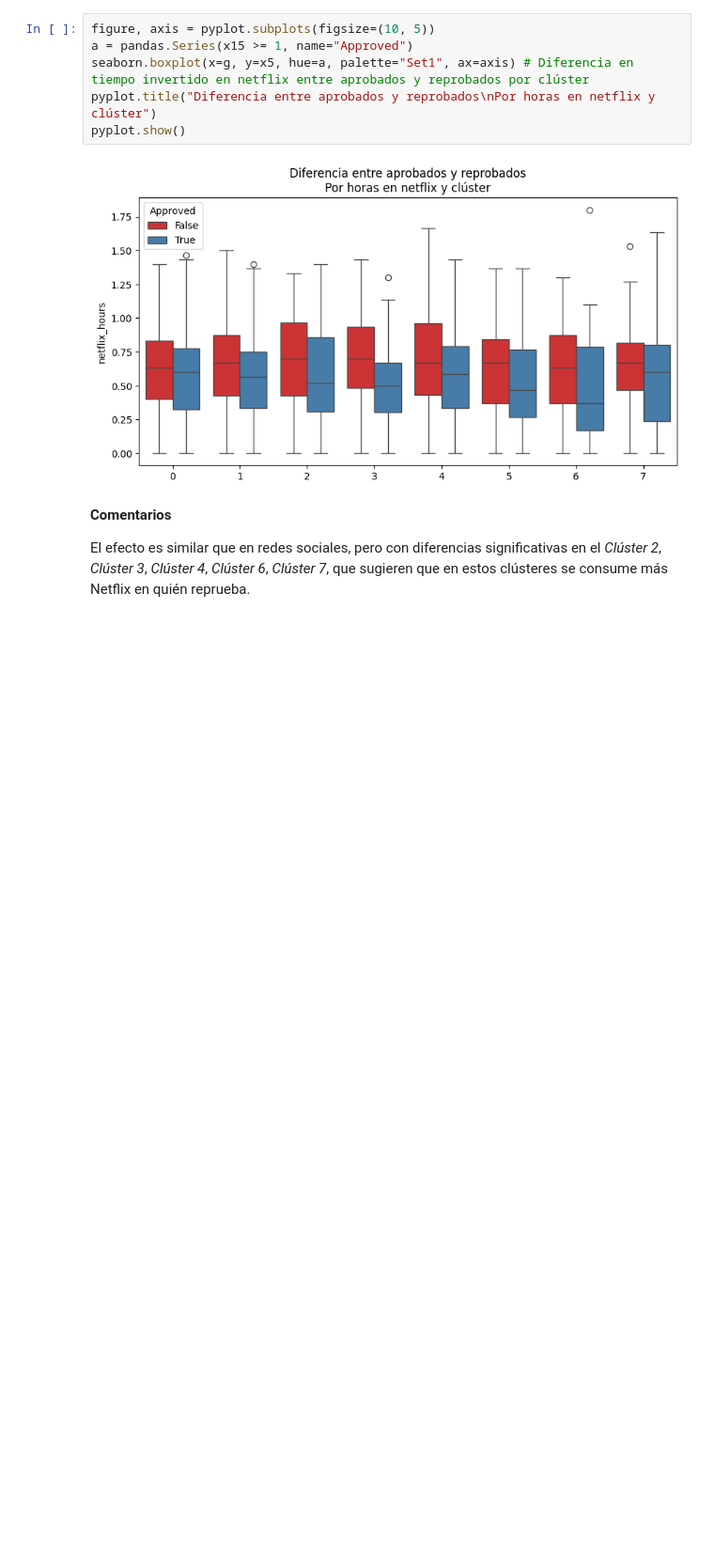
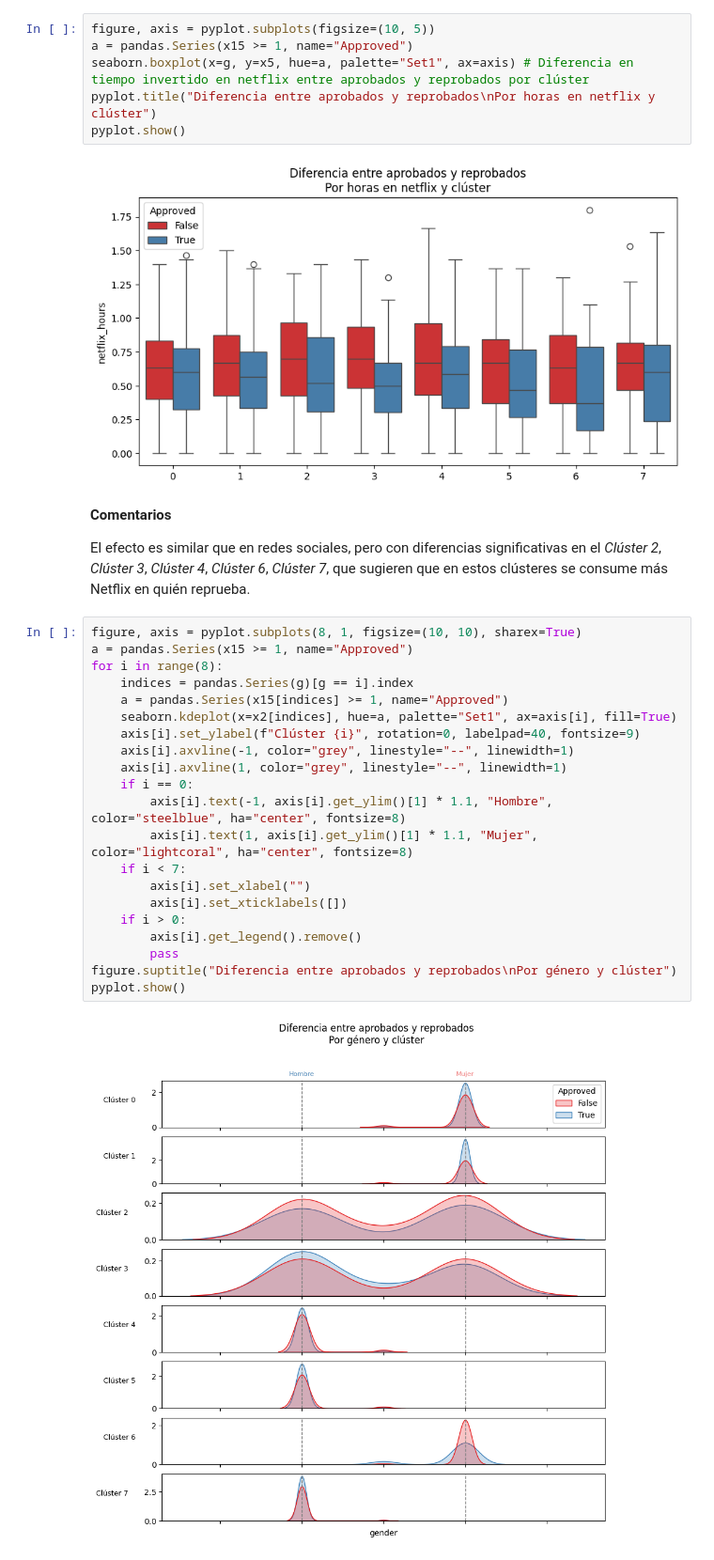
Before and after one commit to dragonnomada/ciencia-datos-intermedio-consar-2025, a Jupyter notebook: sesion08/s801.ipynb, the cells around one changed output. Shown at 94% size. Drawn from its saved outputs; the diff is of its cells as text; blank space fills up the shorter version.

```diff
--- a/sesion08/s801.ipynb
+++ b/sesion08/s801.ipynb
@@ -365,3 +365,26 @@ pyplot.show()
 **Comentarios**
 
 El efecto es similar que en redes sociales, pero con diferencias significativas en el *Clúster 2*, *Clúster 3*, *Clúster 4*, *Clúster 6*, *Clúster 7*, que sugieren que en estos clústeres se consume más Netflix en quién reprueba.
+# %%
+figure, axis = pyplot.subplots(8, 1, figsize=(10, 10), sharex=True)
+a = pandas.Series(x15 >= 1, name="Approved")
+for i in range(8):
+    indices = pandas.Series(g)[g == i].index
+    a = pandas.Series(x15[indices] >= 1, name="Approved")
+    seaborn.kdeplot(x=x2[indices], hue=a, palette="Set1", ax=axis[i], fill=True)
+    axis[i].set_ylabel(f"Clúster {i}", rotation=0, labelpad=40, fontsize=9)
+    axis[i].axvline(-1, color="grey", linestyle="--", linewidth=1)
+    axis[i].axvline(1, color="grey", linestyle="--", linewidth=1)
+    if i == 0:
+        axis[i].text(-1, axis[i].get_ylim()[1] * 1.1, "Hombre", color="steelblue", ha="center", fontsize=8)
+        axis[i].text(1, axis[i].get_ylim()[1] * 1.1, "Mujer", color="lightcoral", ha="center", fontsize=8)
+    if i < 7:
+        axis[i].set_xlabel("")
+        axis[i].set_xticklabels([])
+    if i > 0:
+        axis[i].get_legend().remove()
+        pass
+figure.suptitle("Diferencia entre aprobados y reprobados\nPor género y clúster")
+pyplot.show()
+# %% [output]
+[figure, added]
```
Also changed, not shown: parts of 12 cells of this notebook.
